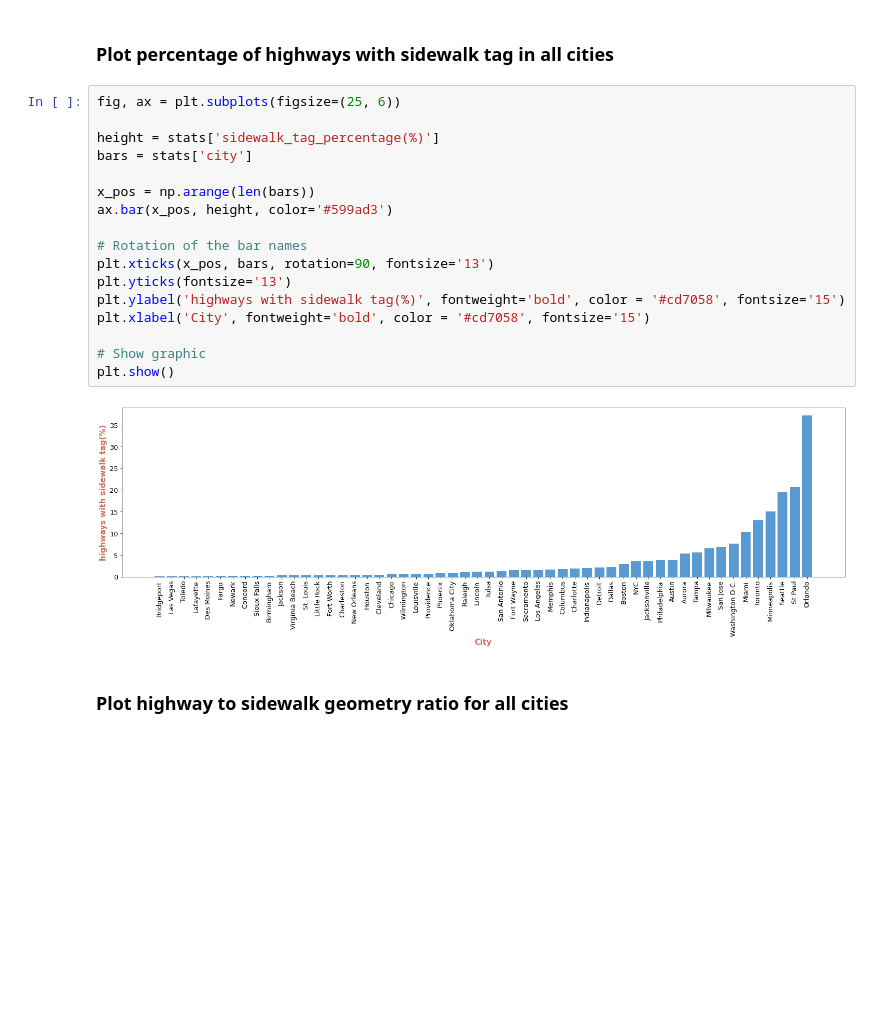
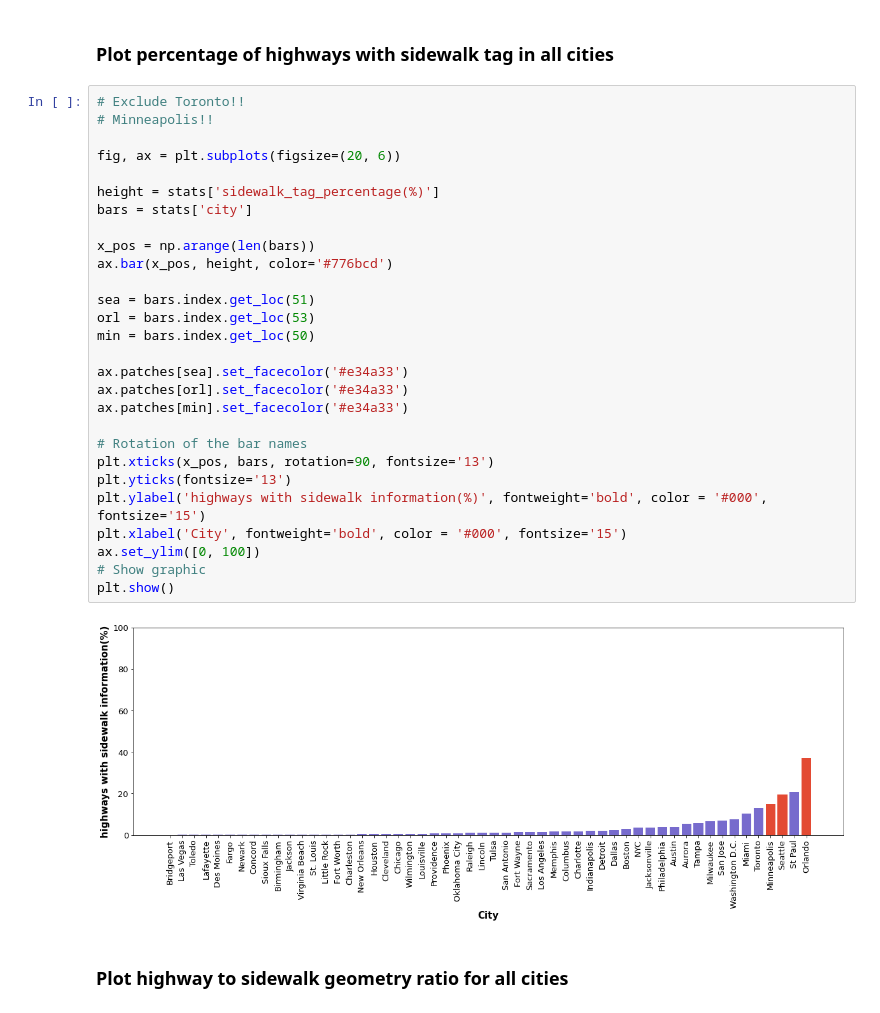
Before and after one commit to komar41/crowdsourcing-and-sidewalk-data, a Jupyter notebook: 3-check-sidewalk-availibility-all-cities.ipynb, the cells around one changed output. Drawn from its saved outputs; the diff is of its cells as text; blank space fills up the shorter version.

```diff
--- a/3-check-sidewalk-availibility-all-cities.ipynb
+++ b/3-check-sidewalk-availibility-all-cities.ipynb
@@ -97,24 +97,35 @@ stats.head(10)
 # %% [markdown]
 ### Plot **percentage of highways with sidewalk tag** in all cities
 # %%
-fig, ax = plt.subplots(figsize=(25, 6))
+# Exclude Toronto!!
+# Minneapolis!!
+
+fig, ax = plt.subplots(figsize=(20, 6))
 
 height = stats['sidewalk_tag_percentage(%)']
 bars = stats['city']
 
 x_pos = np.arange(len(bars))
-ax.bar(x_pos, height, color='#599ad3')
+ax.bar(x_pos, height, color='#776bcd')
+
+sea = bars.index.get_loc(51)
+orl = bars.index.get_loc(53)
+min = bars.index.get_loc(50)
+
+ax.patches[sea].set_facecolor('#e34a33')
+ax.patches[orl].set_facecolor('#e34a33')
+ax.patches[min].set_facecolor('#e34a33')
 
 # Rotation of the bar names
 plt.xticks(x_pos, bars, rotation=90, fontsize='13')
 plt.yticks(fontsize='13')
-plt.ylabel('highways with sidewalk tag(%)', fontweight='bold', color = '#cd7058', fontsize='15')
-plt.xlabel('City', fontweight='bold', color = '#cd7058', fontsize='15')
-
+plt.ylabel('highways with sidewalk information(%)', fontweight='bold', color = '#000', fontsize='15')
+plt.xlabel('City', fontweight='bold', color = '#000', fontsize='15')
+ax.set_ylim([0, 100])
 # Show graphic
 plt.show()
 # %% [output]
-[figure, old version]
+[figure, new version]
 # %% [markdown]
 ### Plot **highway to sidewalk geometry ratio** for all cities
 # %%
```
Also changed, not shown: parts of 1 cell of this notebook.
